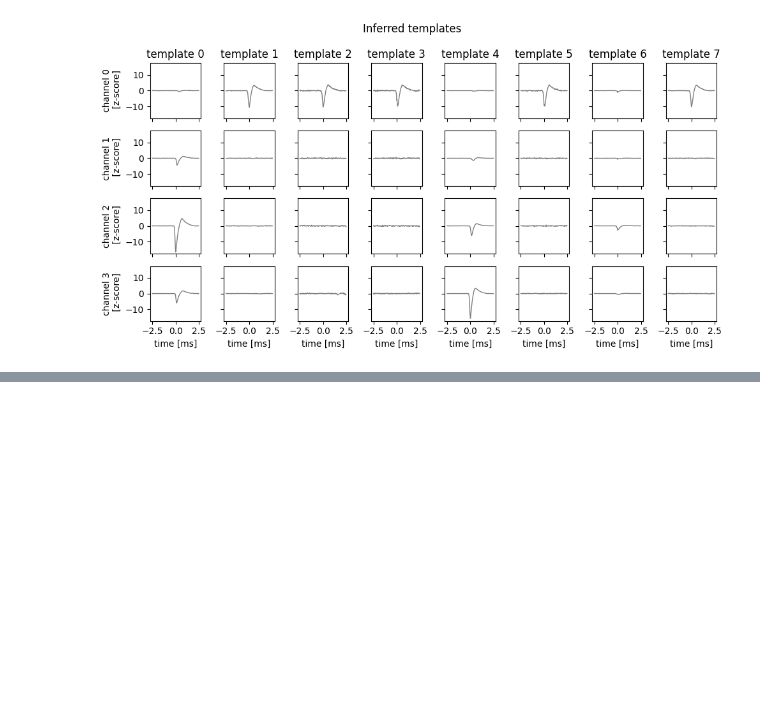
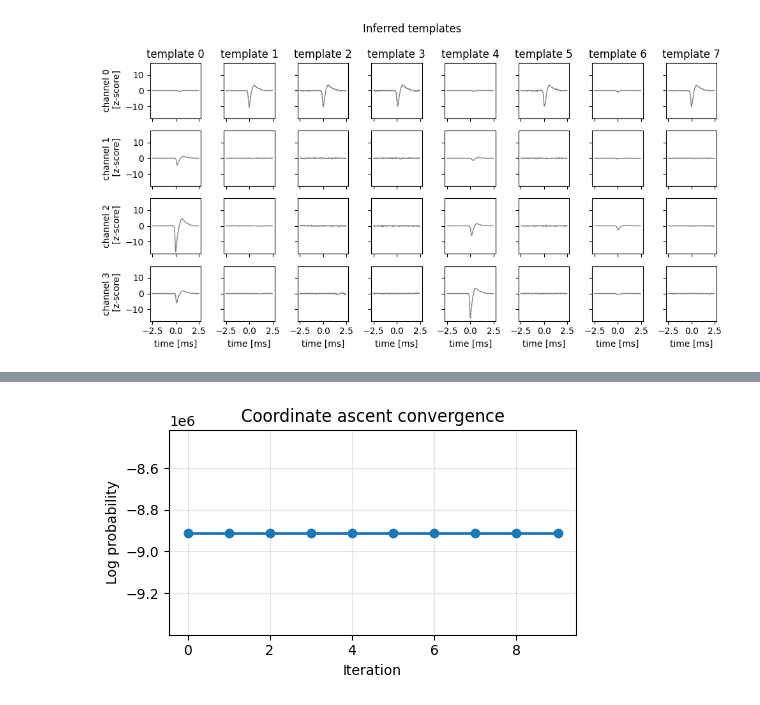
Before and after one commit to mariakesa/MITNeuralComputation, a Jupyter notebook: ScottLindermanBook/spike_sorting_by_clustering.ipynb, the cells around one changed output, grey strips where cells are left out. Cells and saved outputs as stored; diff of their text form; code cells hidden in the pictures; blank space fills up the shorter version.

Commit message:
add kmeans initialization

```diff
--- a/ScottLindermanBook/spike_sorting_by_clustering.ipynb
+++ b/ScottLindermanBook/spike_sorting_by_clustering.ipynb
@@ -527,7 +599,7 @@ class SimpleSpikeSorter:
         """
         unique_ids = torch.unique(spike_ids)
         for k in list(unique_ids.numpy()):
-            self.templates[k] = torch.mean(spike_waveforms[spike_ids == k], dim=0)
+            self.templates[k] = spike_waveforms[spike_ids == k].mean(dim=0)
 
     def update_spike_ids(
             self,
@@ -601,3 +673,86 @@ iteration 9: log probability = -1867403.88
 Text(0.5, 1.05, 'Inferred templates')
 [figure]
 [figure]
+# %%
+import torch
+import numpy as np
+from sklearn.decomposition import PCA
+import matplotlib.pyplot as plt
+from matplotlib.cm import get_cmap
+
+# ============================================
+# 1. Initialize and fit the spike sorter
+# ============================================
+
+num_neurons = 7
+torch.manual_seed(sum([ord(c) for c in "stats"]) + 220)
+
+initial_templates = spike_waveforms[
+    torch.randint(0, num_detected_spikes, (num_neurons,))
+]
+
+from sklearn.cluster import KMeans
+
+num_clusters = 7
+X = spike_waveforms.reshape(num_spikes, -1).cpu().numpy()
+kmeans = KMeans(n_clusters=num_clusters, random_state=0, n_init=10).fit(X)
+
+labels_init = torch.tensor(kmeans.labels_)
+initial_templates = torch.stack([
+    spike_waveforms[labels_init == k].mean(dim=0)
+    for k in range(num_clusters)
+])
+
+spike_sorter = SimpleSpikeSorter(initial_templates, noise_scale=0.25)
+
+lps, inferred_spike_ids = spike_sorter.fit(
+    spike_waveforms,
+    num_iterations=10,
+)
+
+# ============================================
+# 2. Plot log-likelihood trace
+# ============================================
+
+plt.figure(figsize=(5, 3))
+plt.plot(lps.cpu().numpy(), "-o", lw=2)
+plt.xlabel("Iteration")
+plt.ylabel("Log probability")
+plt.title("Coordinate ascent convergence")
+plt.grid(True, alpha=0.3)
+plt.tight_layout()
+
+# ============================================
+# 3. Plot inferred templates
+# ============================================
+
+fig, axs = plot_waveforms(spike_sorter.templates, name="template")
+fig.suptitle("Inferred templates", y=1.05)
+
+# ============================================
+# 4. PCA projection and colored scatter
+# ============================================
+
+num_spikes, window, num_channels = spike_waveforms.shape
+X = spike_waveforms.reshape(num_spikes, -1).cpu().numpy()
+
+pca = PCA(n_components=2)
+X_pca = pca.fit_transform(X)
+print(f"Explained variance ratio: {pca.explained_variance_ratio_}")
+
+# Convert cluster ids to numpy
+cluster_ids = inferred_spike_ids.cpu().numpy()
+
+# Pick a perceptually distinct colormap
+cmap = get_cmap("tab10")  # or "tab20" if you have many neurons
+colors = [cmap(i % cmap.N) for i in cluster_ids]
+
+plt.figure(figsize=(8, 6))
+plt.scatter(X_pca[:, 0], X_pca[:, 1], s=6, alpha=0.7, c=colors, edgecolor="none")
+plt.xlabel("PC1")
+plt.ylabel("PC2")
+plt.title("Spike waveform PCA embedding (colored by cluster)")
+plt.grid(True, ls="--", alpha=0.3)
+plt.tight_layout()
+plt.show()
+# %% [output]
@@ -603,0 +770 @@ Text(0.5, 1.05, 'Inferred templates')
+[figure, added]
```
Also changed, not shown: parts of 4 cells of this notebook.
